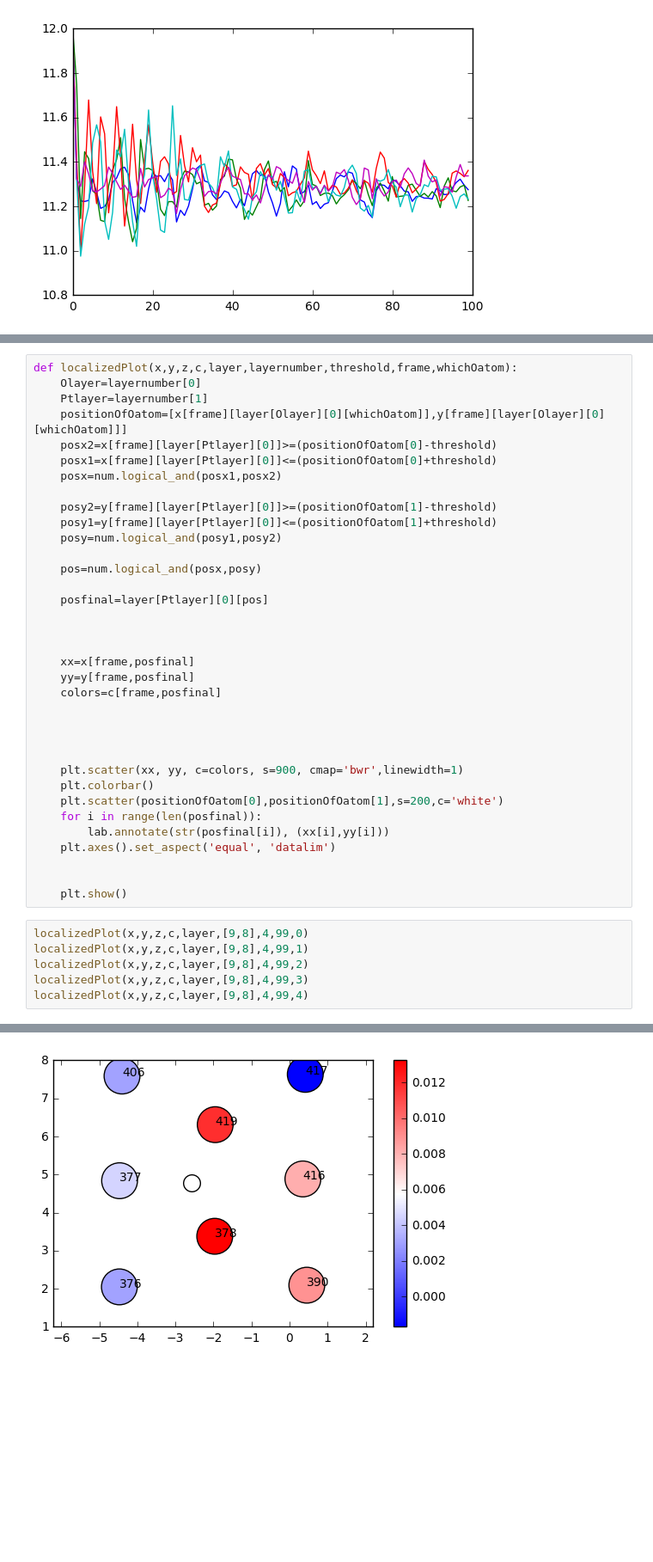
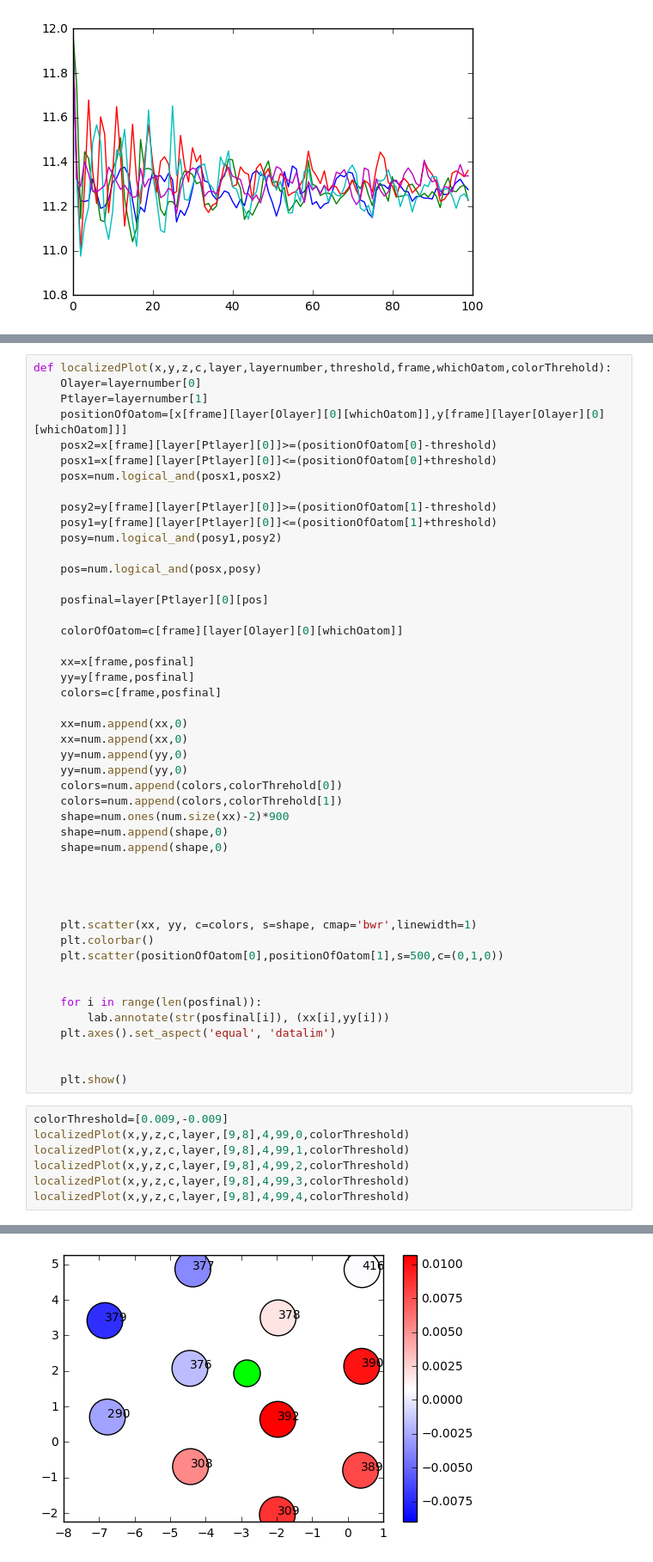
Before and after one commit to 123daimanu/DR_EAM, a Jupyter notebook: DataExtractDump_5OAdatom.ipynb, the cells around one changed output, grey strips where cells are left out. Shown at 86% size. Cells and saved outputs as stored; diff of their text form; blank space fills up the shorter version.

Commit message:
normalized charge color added in localizedcharge function

```diff
--- a/DataExtractDump_5OAdatom.ipynb
+++ b/DataExtractDump_5OAdatom.ipynb
@@ -244,5 +227,5 @@ plt.show()
 # %%
-def localizedPlot(x,y,z,c,layer,layernumber,threshold,frame,whichOatom):
+def localizedPlot(x,y,z,c,layer,layernumber,threshold,frame,whichOatom,colorThrehold):
     Olayer=layernumber[0]
     Ptlayer=layernumber[1]
     positionOfOatom=[x[frame][layer[Olayer][0][whichOatom]],y[frame][layer[Olayer][0][whichOatom]]]
@@ -258,18 +241,30 @@ def localizedPlot(x,y,z,c,layer,layernumber,threshold,frame,whichOatom):
 
     posfinal=layer[Ptlayer][0][pos]
 
-
+    colorOfOatom=c[frame][layer[Olayer][0][whichOatom]]
 
     xx=x[frame,posfinal]
     yy=y[frame,posfinal]
     colors=c[frame,posfinal]
 
+    xx=num.append(xx,0)
+    xx=num.append(xx,0)
+    yy=num.append(yy,0)
+    yy=num.append(yy,0)
+    colors=num.append(colors,colorThrehold[0])
+    colors=num.append(colors,colorThrehold[1])
+    shape=num.ones(num.size(xx)-2)*900
+    shape=num.append(shape,0)
+    shape=num.append(shape,0)
 
 
 
-    plt.scatter(xx, yy, c=colors, s=900, cmap='bwr',linewidth=1)
+
+    plt.scatter(xx, yy, c=colors, s=shape, cmap='bwr',linewidth=1)
     plt.colorbar()
-    plt.scatter(positionOfOatom[0],positionOfOatom[1],s=200,c='white')
+    plt.scatter(positionOfOatom[0],positionOfOatom[1],s=500,c=(0,1,0))
+
+
     for i in range(len(posfinal)):
         lab.annotate(str(posfinal[i]), (xx[i],yy[i]))
     plt.axes().set_aspect('equal', 'datalim')
@@ -277,9 +272,10 @@ def localizedPlot(x,y,z,c,layer,layernumber,threshold,frame,whichOatom):
 
     plt.show()
 # %%
-localizedPlot(x,y,z,c,layer,[9,8],4,99,0)
-localizedPlot(x,y,z,c,layer,[9,8],4,99,1)
-localizedPlot(x,y,z,c,layer,[9,8],4,99,2)
-localizedPlot(x,y,z,c,layer,[9,8],4,99,3)
-localizedPlot(x,y,z,c,layer,[9,8],4,99,4)
+colorThreshold=[0.009,-0.009]
+localizedPlot(x,y,z,c,layer,[9,8],4,99,0,colorThreshold)
+localizedPlot(x,y,z,c,layer,[9,8],4,99,1,colorThreshold)
+localizedPlot(x,y,z,c,layer,[9,8],4,99,2,colorThreshold)
+localizedPlot(x,y,z,c,layer,[9,8],4,99,3,colorThreshold)
+localizedPlot(x,y,z,c,layer,[9,8],4,99,4,colorThreshold)
 # %% [output]
@@ -287 +286 @@ localizedPlot(x,y,z,c,layer,[9,8],4,99,4)
-[figure, old version]
+[figure, new version]
```
Also changed, not shown: parts of 13 cells of this notebook.
